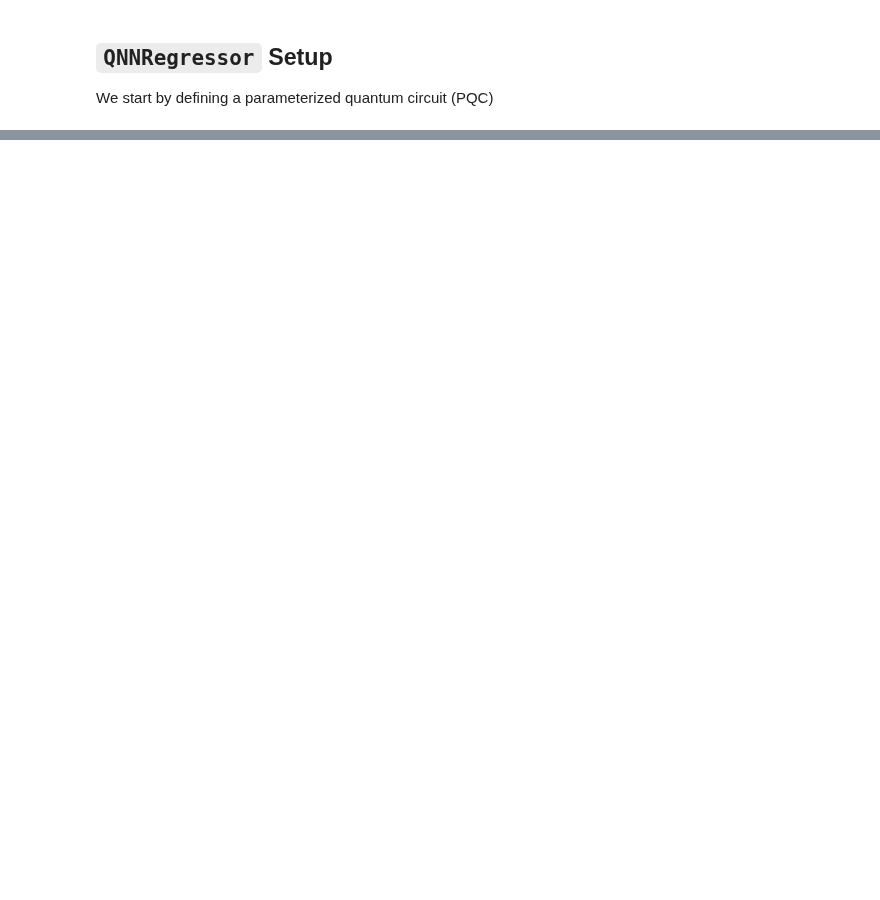
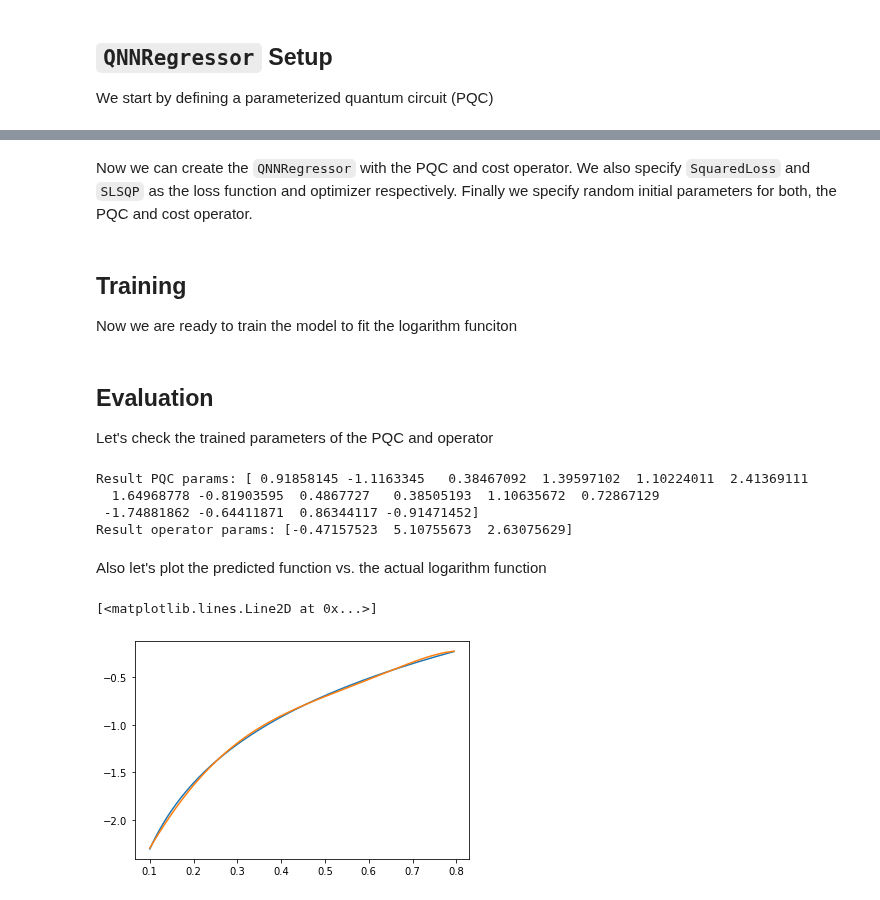
Before and after one commit to sQUlearn/squlearn, a Jupyter notebook: examples/qnn/regression_example.ipynb, the cells around one changed output, grey strips where cells are left out. Saved outputs shown, nothing was run; the diff lists cells and outputs as text; code cells hidden in the pictures; blank space fills up the shorter version.

```diff
--- a/examples/qnn/regression_example.ipynb
+++ b/examples/qnn/regression_example.ipynb
@@ -22,14 +45,8 @@ We start by defining a parameterized quantum circuit (PQC)
+# %% [markdown]
+Now we can create the `QNNRegressor` with the PQC and cost operator. We also specify `SquaredLoss` and `SLSQP` as the loss function and optimizer respectively. Finally we specify random initial parameters for both, the PQC and cost operator.
 # %%
-executor = Executor(qml.device("default.qubit",wires=4))
-nqubits = 4
-number_of_layers = 3
-pqc = ChebyshevPQC(nqubits, 1, num_layers=number_of_layers)
-ising_op = SummedPaulis(nqubits)#, I="S", Z="S", ZZ="S")
 np.random.seed(13)
 param_ini = np.random.rand(pqc.num_parameters)
 param_op_ini = np.random.rand(ising_op.num_parameters)
-reg = QNNRegressor(pqc, ising_op, executor, SquaredLoss(), SLSQP({"maxiter":20}), param_ini, param_op_ini,variance=0.005)
-x_space = np.arange(0.1, 0.9, 0.1)
-ref_values = np.log(x_space)
-reg.fit(x_space, ref_values)
-reg.param
+
+reg = QNNRegressor(pqc, ising_op, executor, SquaredLoss(), SLSQP(), param_ini, param_op_ini)
@@ -51,28 +52,0 @@ reg.param
-# %%
-#executor = Executor(qml.device("default.qubit",wires=4))
-executor = Executor(qml.device("braket.local.qubit",wires=4))
-nqubits = 4
-number_of_layers = 3
-pqc = ChebyshevPQC(nqubits, 1, num_layers=number_of_layers)
-ising_op = SummedPaulis(nqubits)#, I="S", Z="S", ZZ="S")
-np.random.seed(13)
-param_ini = np.random.rand(pqc.num_parameters)
-param_op_ini = np.random.rand(ising_op.num_parameters)
-reg = QNNRegressor(pqc, ising_op, executor, SquaredLoss(), SLSQP({"maxiter":20}), param_ini, param_op_ini,variance=0.005)
-x_space = np.arange(0.1, 0.9, 0.1)
-ref_values = np.log(x_space)
-reg.fit(x_space, ref_values)
-reg.param
-# %%
-executor = Executor("statevector_simulator")
-nqubits = 4
-number_of_layers = 3
-pqc = ChebyshevPQC(nqubits, 1, num_layers=number_of_layers)
-ising_op = SummedPaulis(nqubits)#, I="S", Z="S", ZZ="S")
-np.random.seed(13)
-param_ini = np.random.rand(pqc.num_parameters)
-param_op_ini = np.random.rand(ising_op.num_parameters)
-reg = QNNRegressor(pqc, ising_op, executor, SquaredLoss(), SLSQP({"maxiter":5}), param_ini, param_op_ini,variance=0.005)
-x_space = np.arange(0.1, 0.9, 0.1)
-ref_values = np.log(x_space)
-reg.fit(x_space, ref_values)
@@ -80,0 +53,4 @@ reg._qnn.evaluate(x_space, param_ini, param_op_ini,"dfdp")
+# %% [markdown]
+## Training
+
+Now we are ready to train the model to fit the logarithm funciton
@@ -80,0 +62,22 @@ reg._qnn.evaluate(x_space, param_ini, param_op_ini,"dfdp")
+# %% [markdown]
+## Evaluation
+
+Let's check the trained parameters of the PQC and operator
+# %%
+print("Result PQC params:", reg.param)
+print("Result operator params:", reg.param_op)
+# %% [output]
+Result PQC params: [ 0.91858145 -1.1163345   0.38467092  1.39597102  1.10224011  2.41369111
+  1.64968778 -0.81903595  0.4867727   0.38505193  1.10635672  0.72867129
+ -1.74881862 -0.64411871  0.86344117 -0.91471452]
+Result operator params: [-0.47157523  5.10755673  2.63075629]
+# %% [markdown]
+Also let's plot the predicted function vs. the actual logarithm function
+# %%
+x = np.arange(np.min(x_space), np.max(x_space), 0.005)
+y = reg.predict(x)
+plt.plot(x, np.log(x))
+plt.plot(x, y)
+# %% [output]
+[<matplotlib.lines.Line2D at 0x...>]
+[figure, added]
```
Also changed, not shown: parts of 15 cells of this notebook, 12 other files.
